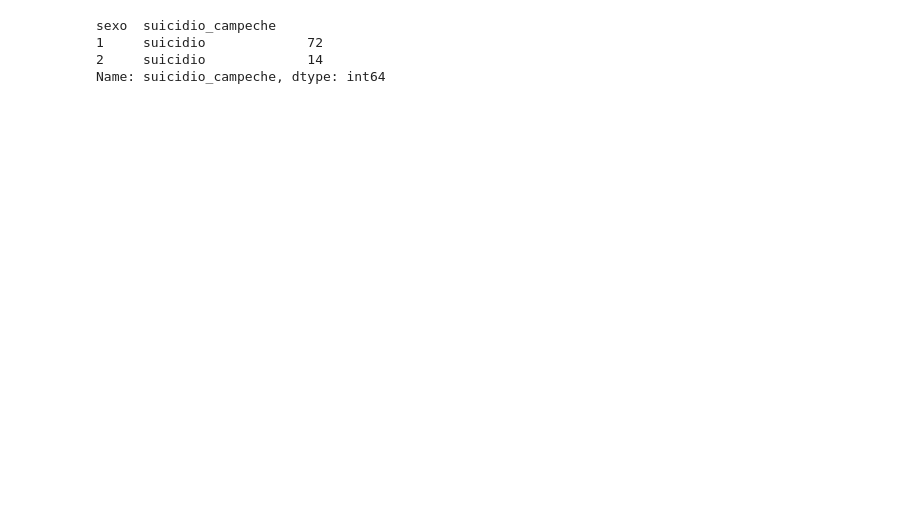
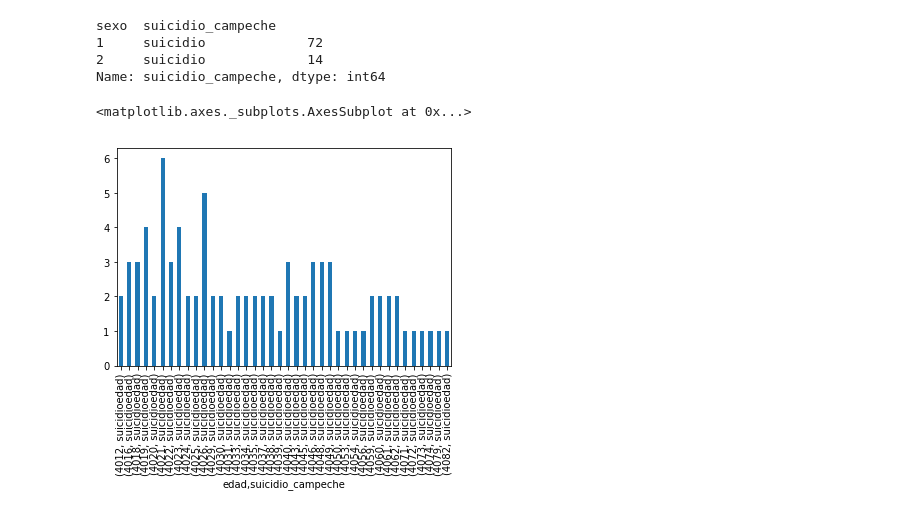
Before and after one commit to joakinCC/mortalidad_2015, a Jupyter notebook: Análisis de mortalidad 2015.ipynb, the cells around one changed output. Drawn from its saved outputs; the diff is of its cells as text; code cells hidden in the pictures; blank space fills up the shorter version.

Commit message:
frecuencia de edades en campeche

```diff
--- a/Análisis de mortalidad 2015.ipynb
+++ b/Análisis de mortalidad 2015.ipynb
@@ -141,3 +141,10 @@ sexo  suicidio_campeche
 1     suicidio             72
 2     suicidio             14
 Name: suicidio_campeche, dtype: int64
+# %%
+result_edad = defunciones_mex['suicidio_campeche'].groupby(defunciones_mex['edad']).value_counts()
+result_edad.plot(kind='bar',legend=None)
+#Podemos observar que hay una tendencia mayor en los jóvenes entre 16 y 26 años de edad.
+# %% [output]
+<matplotlib.axes._subplots.AxesSubplot at 0x...>
+[figure, added]
```
Also changed, not shown: parts of 1 cell of this notebook, 1 other file.
